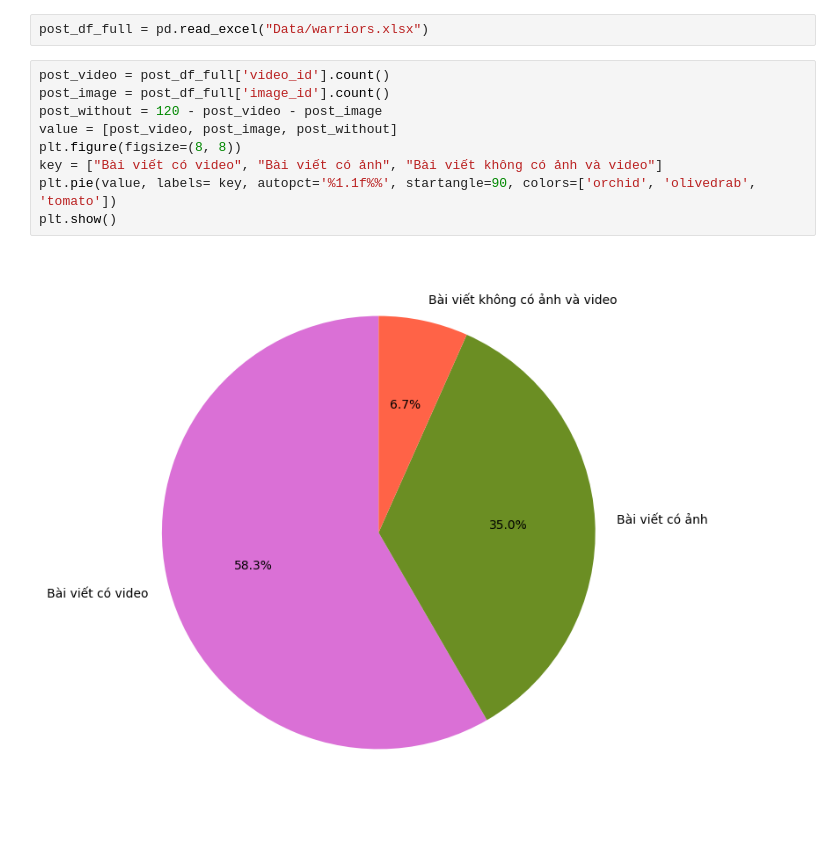
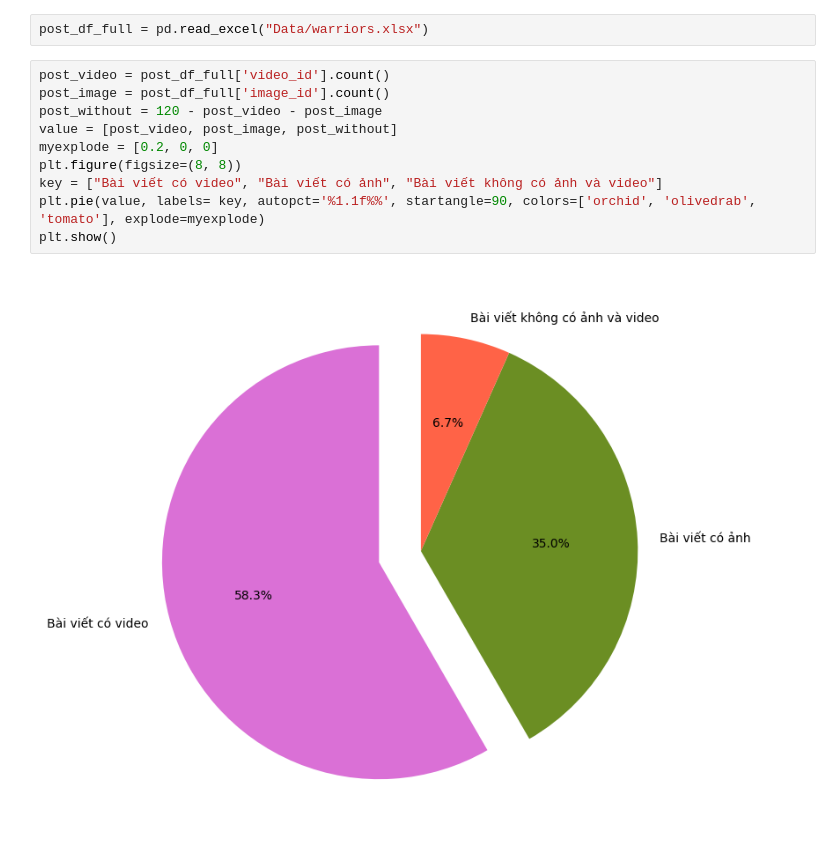
Before and after one commit to XmushroomX/Final-Project, a Jupyter notebook: Analyze_post.ipynb, the cells around one changed output. Drawn from its saved outputs; the diff is of its cells as text.

```diff
--- a/Analyze_post.ipynb
+++ b/Analyze_post.ipynb
@@ -340,11 +340,12 @@ post_df_full = pd.read_excel("Data/warriors.xlsx")
 # %%
 post_video = post_df_full['video_id'].count()
 post_image = post_df_full['image_id'].count()
 post_without = 120 - post_video - post_image
 value = [post_video, post_image, post_without]
+myexplode = [0.2, 0, 0]
 plt.figure(figsize=(8, 8))
 key = ["Bài viết có video", "Bài viết có ảnh", "Bài viết không có ảnh và video"]
-plt.pie(value, labels= key, autopct='%1.1f%%', startangle=90, colors=['orchid', 'olivedrab', 'tomato'])
+plt.pie(value, labels= key, autopct='%1.1f%%', startangle=90, colors=['orchid', 'olivedrab', 'tomato'], explode=myexplode)
 plt.show()
 # %% [output]
-[figure, old version]
+[figure, new version]
```
Also changed, not shown: parts of 2 cells of this notebook, 2 other files.
